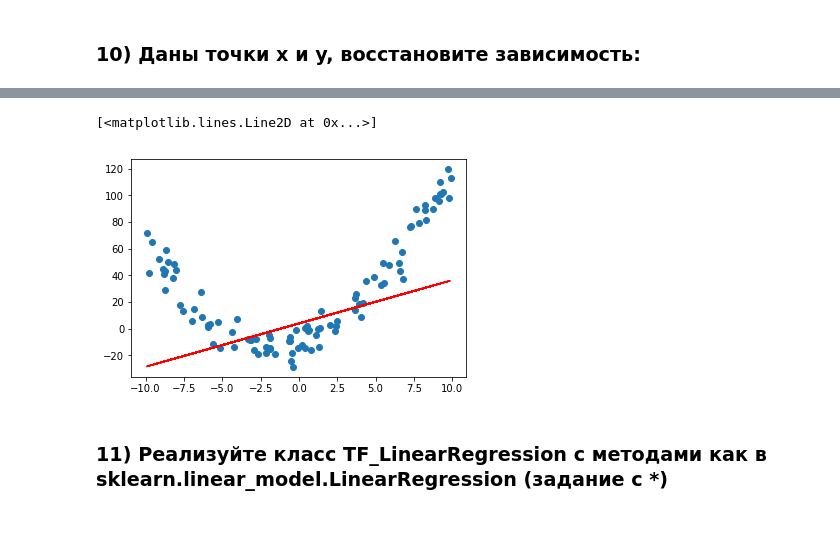
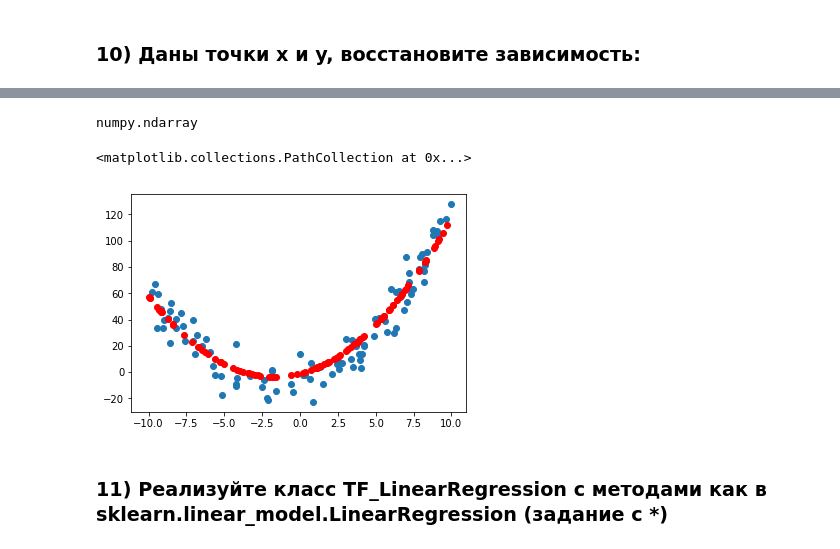
Before and after one commit to vbaryshev4/Data_Science, a Jupyter notebook: hse_ml/Advanced/NN_DL/NN_L1/Home_work.ipynb, the cells around one changed output, grey strips where cells are left out. Saved outputs shown, nothing was run; the diff lists cells and outputs as text; code cells hidden in the pictures.

```diff
--- a/hse_ml/Advanced/NN_DL/NN_L1/Home_work.ipynb
+++ b/hse_ml/Advanced/NN_DL/NN_L1/Home_work.ipynb
@@ -188,0 +167,2 @@ dir(tf.losses)
+# %%
+y_ = a[0]*(x**2) + x*a[1] + c
@@ -189,11 +171,11 @@ dir(tf.losses)
 # %%
-loss = tf.losses.absolute_difference(y,y_)
+loss = tf.losses.mean_squared_error(y,y_)
 # %%
-optimizer = tf.train.GradientDescentOptimizer(learning_rate=0.1).minimize(loss)
+optimizer = tf.train.GradientDescentOptimizer(learning_rate=0.00001).minimize(loss)
 # %%
 with tf.Session() as sess:
-    sess.run(tf.variables_initializer([a,b]))
-    for epoch in range(100):
+    sess.run(tf.variables_initializer([a,c]))
+    for epoch in range(10000):
         sess.run(optimizer)
         if epoch % 25 == 0:
             print(sess.run(loss))
@@ -206,9 +201,13 @@ with tf.Session() as sess:
+# %%
+type(x_preds)
+# %% [output]
+numpy.ndarray
 # %%
 plt.scatter(x_numpy, y_numpy)
-plt.plot(x_preds,y_preds, 'r')
+plt.scatter(x_preds,y_preds, color='r')
 # %% [output]
-[<matplotlib.lines.Line2D at 0x...>]
+<matplotlib.collections.PathCollection at 0x...>
-[figure, old version]
+[figure, new version]
 # %% [markdown]
 ### 11) Реализуйте класс TF_LinearRegression c методами как в sklearn.linear_model.LinearRegression (задание с *)
 # %%
```
Also changed, not shown: parts of 7 cells of this notebook.
